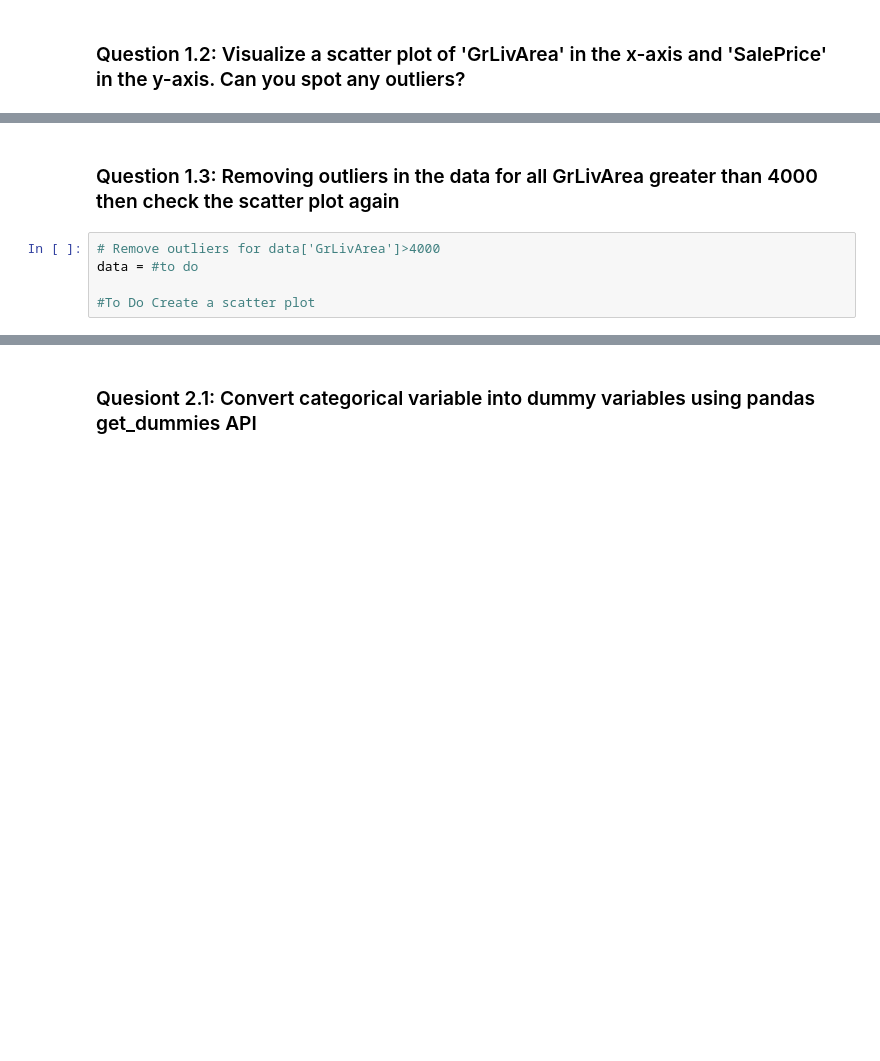
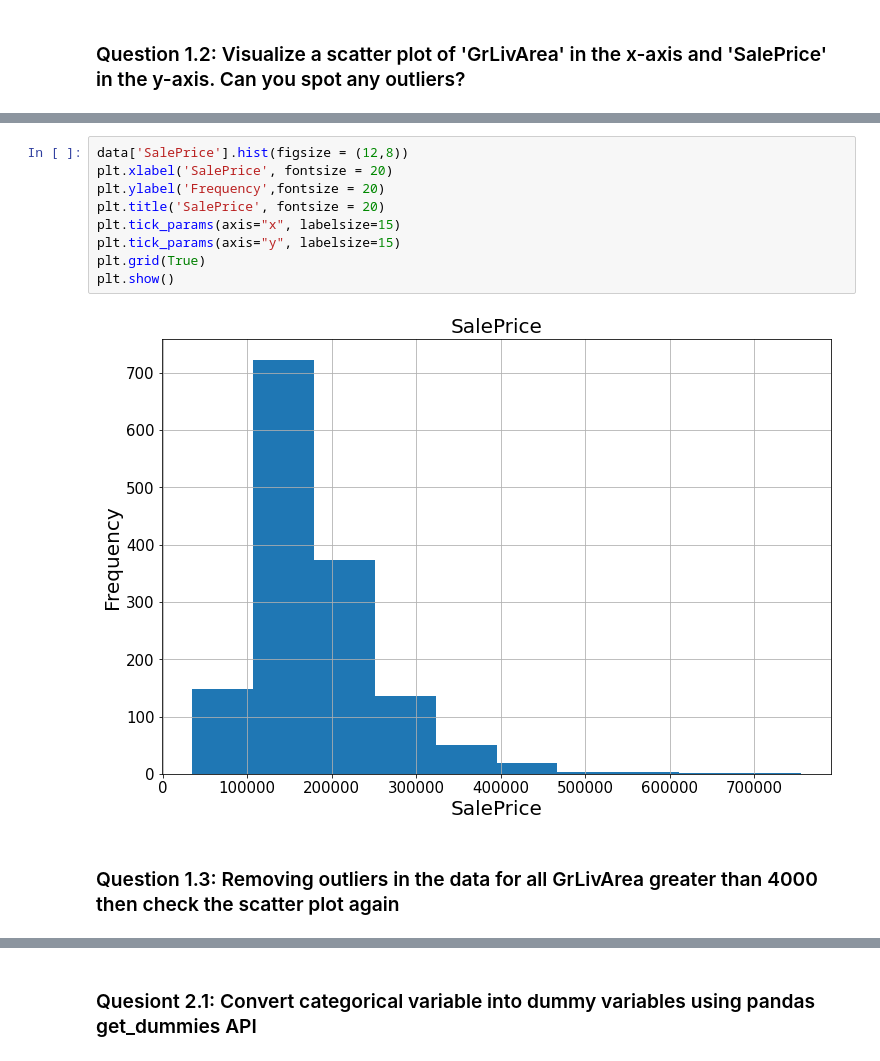
Before and after one commit to rodolfolermacontreras/ML_1_Assignment_7, a Jupyter notebook: MLEARN510-Assignment7-RodolfoLerma.ipynb, the cells around one changed output, grey strips where cells are left out. Saved outputs shown, nothing was run; the diff lists cells and outputs as text; blank space fills up the shorter version.

```diff
--- a/MLEARN510-Assignment7-RodolfoLerma.ipynb
+++ b/MLEARN510-Assignment7-RodolfoLerma.ipynb
@@ -36,7 +96,13 @@ import matplotlib.pyplot as plt
+# %%
+data['SalePrice'].hist(figsize = (12,8))
+plt.xlabel('SalePrice', fontsize = 20)
+plt.ylabel('Frequency',fontsize = 20)
+plt.title('SalePrice', fontsize = 20)
+plt.tick_params(axis="x", labelsize=15)
+plt.tick_params(axis="y", labelsize=15)
+plt.grid(True)
+plt.show()
+# %% [output]
+[figure, added]
 # %% [markdown]
 ### Question 1.3: Removing outliers in the data for all GrLivArea greater than 4000 then check the scatter plot again
-# %%
-# Remove outliers for data['GrLivArea']>4000
-data = #to do
-
-#To Do Create a scatter plot
```
Also changed, not shown: parts of 12 cells of this notebook.
